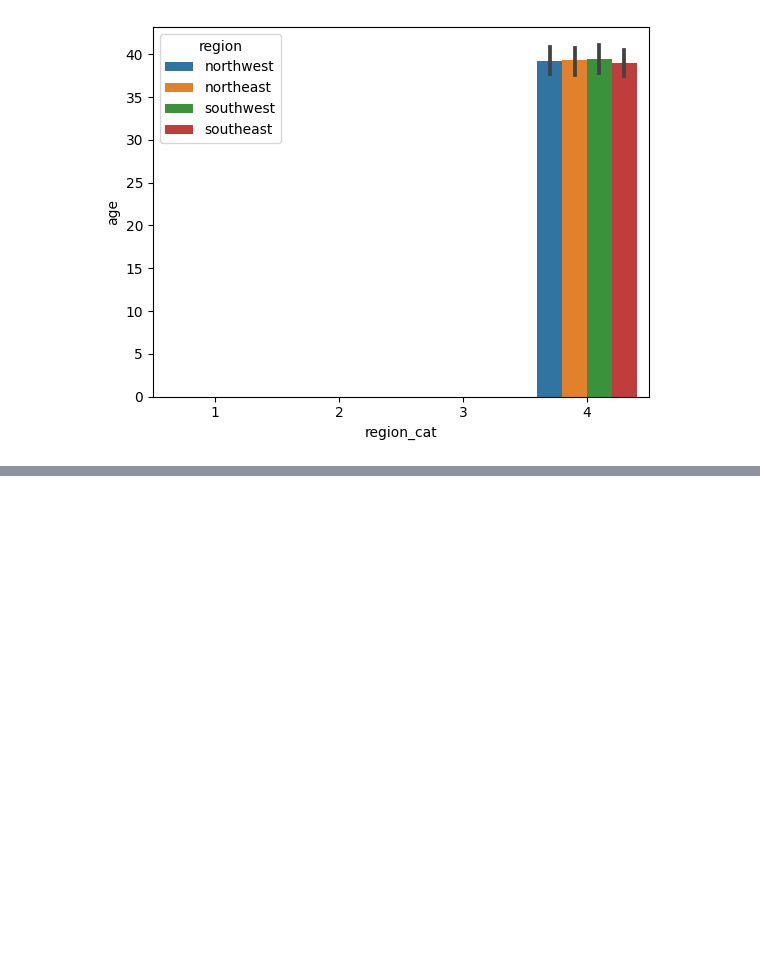
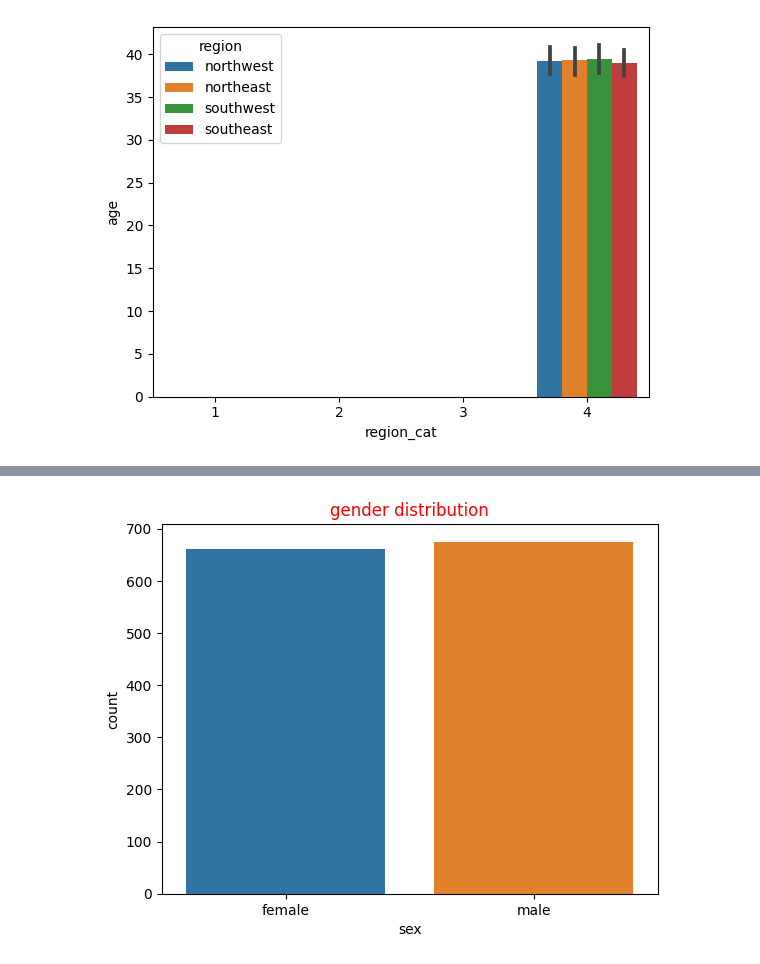
Before and after one commit to akhilpratap620/insurence_premium_prediction, a Jupyter notebook: research/data_ingestion_res.ipynb, the cells around one changed output, grey strips where cells are left out. Saved outputs shown, nothing was run; the diff lists cells and outputs as text; code cells hidden in the pictures; blank space fills up the shorter version.

Commit message:
data ingestion research

```diff
--- a/research/data_ingestion_res.ipynb
+++ b/research/data_ingestion_res.ipynb
@@ -91,4 +99,4 @@ except Exception as e:
 # %%
 import pandas as pd
-df=pd.read_csv("C:\\Users\\somit\\Downloads\\project_ineuron\\insurence_premium_prediction\\artifacts\\data_ingestion\\raw_data\\insurence.csv")
+df=pd.read_csv("C:\\Users\\somit\\Downloads\\project_ineuron\\insurence_premium_prediction\\artifacts\\data_ingestion\\raw_data\\insurence.csv" ,index_col='Unnamed: 0')
 # %%
@@ -152,5 +138,3 @@ array(['northwest', 'northeast', 'southwest', 'southeast'], dtype=object)
-# %%
-df=df.drop(columns="region_cat" ,axis=1)
 # %%
 from sklearn import preprocessing
 
@@ -158,0 +146,7 @@ label_encoder = preprocessing.LabelEncoder()
+# %%
+from sklearn import preprocessing
+
+#label_encoder object knows how to understand word labels.
+label_encoder = preprocessing.LabelEncoder()
+df['region_cat'] =label_encoder.fit_transform(df['region'])
+df['region_cat'].head()
@@ -203,0 +218,2 @@ for train_index,test_index in split.split(x, y):
+# %%
+df.set_index('Unnamed')
@@ -234,0 +275,6 @@ from insurence_premium.entity.config_entity import DataIngestionConfig
+# %%
+sns.countplot(x='sex' ,data=df)
+plt.title("gender distribution" ,color="red")
+plt.show()
+# %% [output]
+[figure, added]
```
Also changed, not shown: parts of 40 cells of this notebook.
